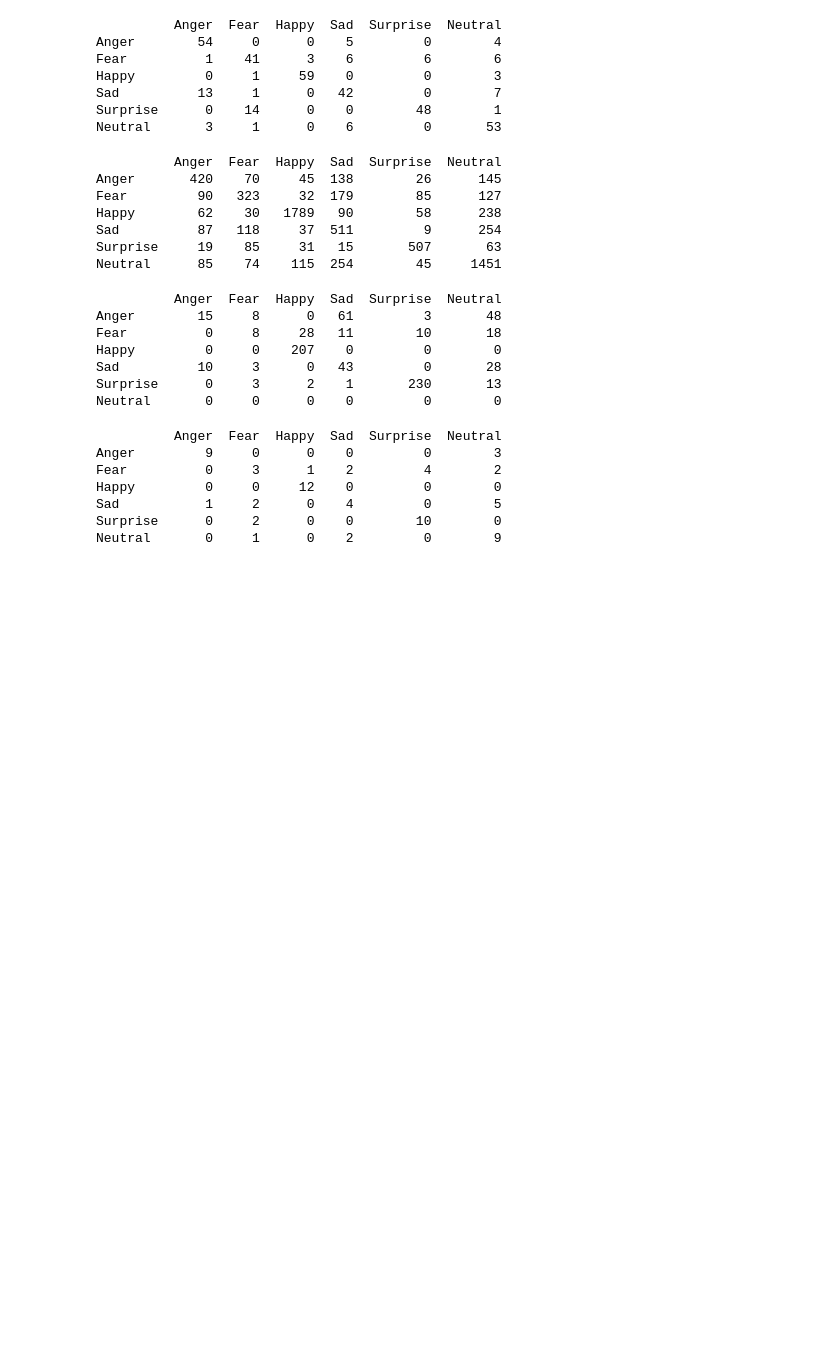
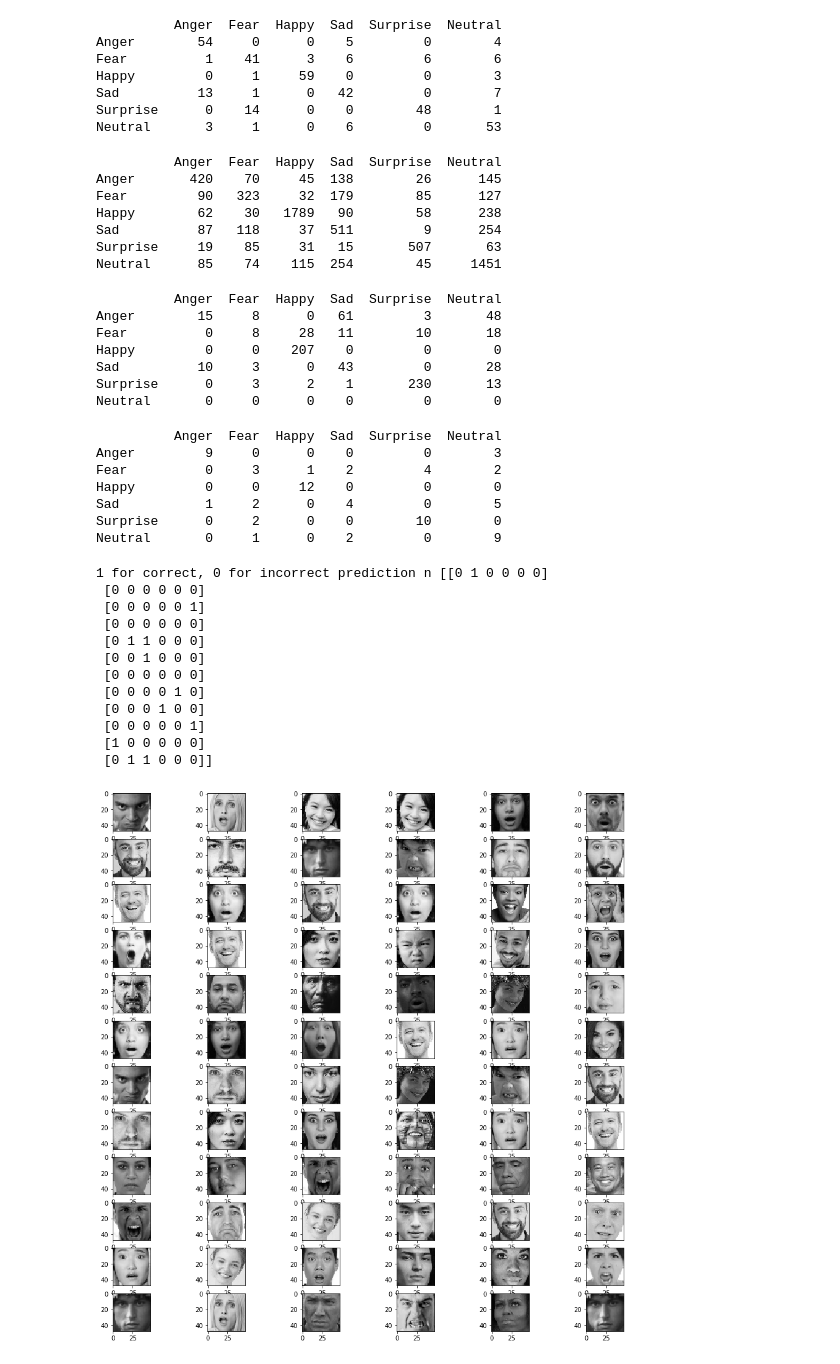
Before and after one commit to yuxuanyao/Facial-Expression-Recognition-Resnet, a Jupyter notebook: src/Qualitative Results.ipynb, the cells around one changed output. Saved outputs shown, nothing was run; the diff lists cells and outputs as text; code cells hidden in the pictures; blank space fills up the shorter version.

```diff
--- a/src/Qualitative Results.ipynb
+++ b/src/Qualitative Results.ipynb
@@ -61,7 +61,7 @@ Dataset DatasetFolder
 #load tensors
 collected_path = '../ProcessedData/CollectedData'
 collected_dataset = torchvision.datasets.DatasetFolder(collected_path, loader=torch.load, extensions=('.tensor'))
-collected_loader = torch.utils.data.DataLoader(collected_dataset, batch_size=batch_size, num_workers=num_workers, shuffle=True)
+collected_loader = torch.utils.data.DataLoader(collected_dataset, batch_size=1, num_workers=num_workers, shuffle=True)
 
 collected_dataset
 # %% [output]
@@ -246,3 +246,55 @@ Happy         0     0     12    0         0        0
 Sad           1     2      0    4         0        5
 Surprise      0     2      0    0        10        0
 Neutral       0     1      0    2         0        9
+# %%
+resnet50.load_state_dict(torch.load(checkpoint_path2))
+
+import math
+
+fig = plt.figure(figsize=(16, 16))
+columns = 6
+rows = 12
+correct_array = np.zeros((rows, columns), dtype=int)
+
+for i in range(0, columns * rows):
+
+    imgs, labels = iter(collected_loader).next()
+
+    if use_cuda and torch.cuda.is_available():
+        imgs = imgs.cuda()
+        labels = labels.cuda()
+
+    imgs = imgs.float()       # Convert to float from double
+
+    # model will be whatever your loaded last
+    output = resnet50(imgs)
+    output = output.max(1, keepdim=True)[1]
+
+    # calculate the images
+    img = imgs[0]
+    img_np = np.asarray((img.cpu().transpose(0,1)).transpose(1,2))
+    plt.subplot(rows, columns, i + 1)
+
+    # calculate the correctness matrix
+    row = math.floor(i / 6)
+    column = i % 6
+    correct_array[row, column] = output[0].eq(labels.view_as(output[0])).sum().item()
+
+    # plot the image
+    plt.imshow(img_np)
+# show the correctness matrix
+print('1 for correct, 0 for incorrect prediction: \n {}'.format(correct_array))
+# %% [output]
+1 for correct, 0 for incorrect prediction n [[0 1 0 0 0 0]
+ [0 0 0 0 0 0]
+ [0 0 0 0 0 1]
+ [0 0 0 0 0 0]
+ [0 1 1 0 0 0]
+ [0 0 1 0 0 0]
+ [0 0 0 0 0 0]
+ [0 0 0 0 1 0]
+ [0 0 0 1 0 0]
+ [0 0 0 0 0 1]
+ [1 0 0 0 0 0]
+ [0 1 1 0 0 0]]
+[figure, added]
```
Also changed, not shown: parts of 1 cell of this notebook.
